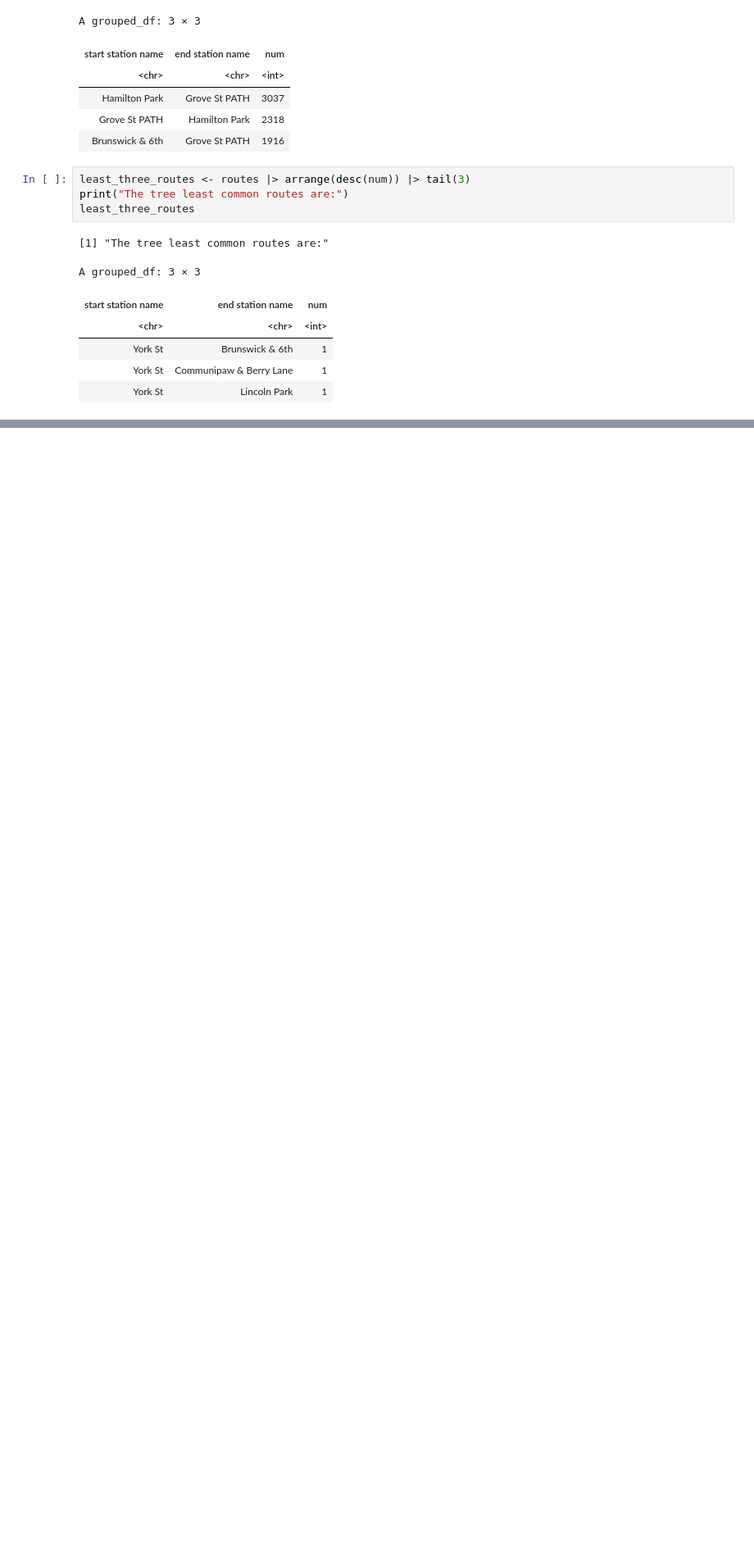
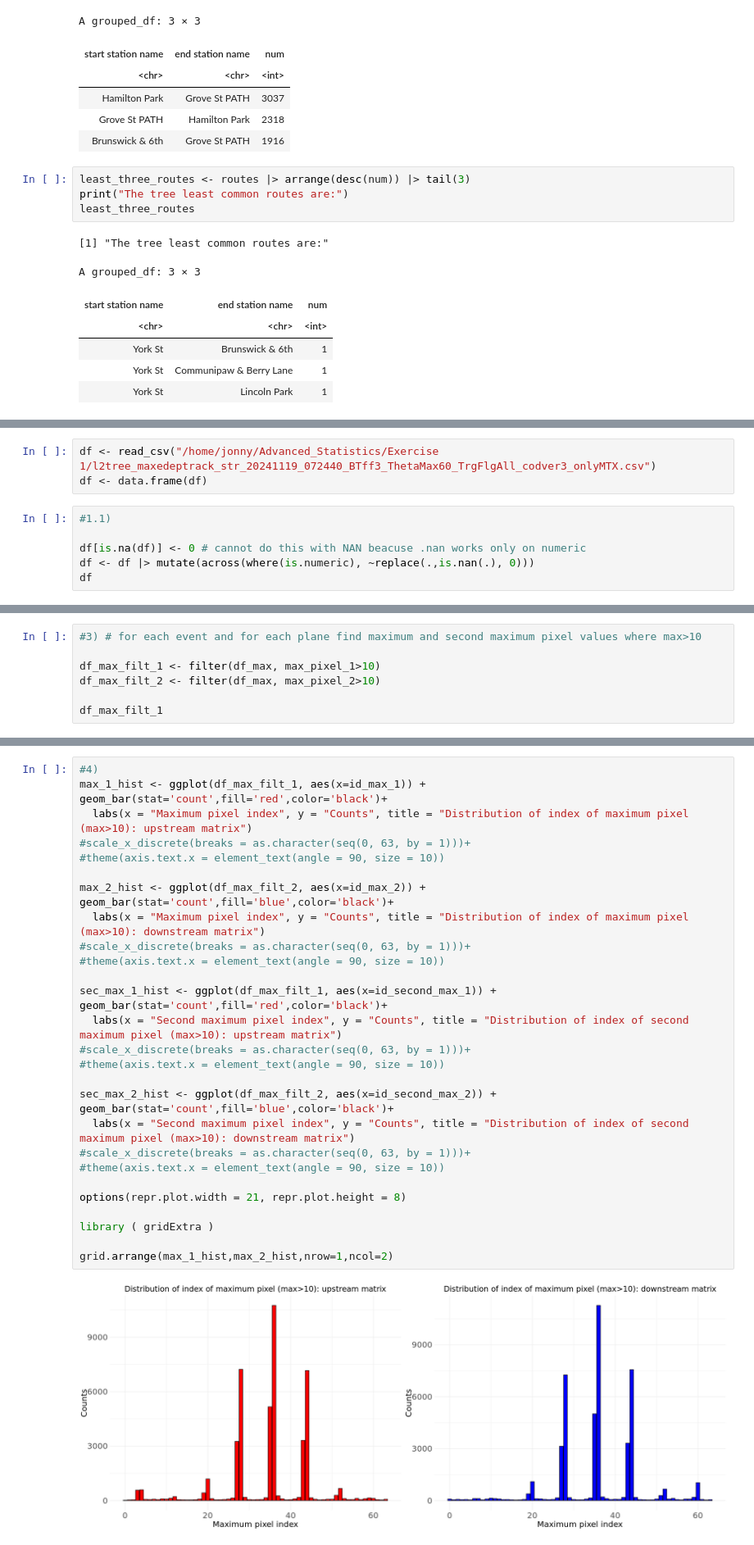
Before and after one commit to jonathancavallin/Advanced_Statistics_for_Physics_Analysis, a Jupyter notebook: JonathanCavallin_Lab1.ipynb, the cells around one changed output, grey strips where cells are left out. Shown at 82% size. Drawn from its saved outputs; the diff is of its cells as text; blank space fills up the shorter version.

```diff
--- a/JonathanCavallin_Lab1.ipynb
+++ b/JonathanCavallin_Lab1.ipynb
@@ -511,0 +520,9 @@ A grouped_df: 3 × 3
+# %%
+df <- read_csv("/home/jonny/Advanced_Statistics/Exercise 1/l2tree_maxedeptrack_str_20241119_072440_BTff3_ThetaMax60_TrgFlgAll_codver3_onlyMTX.csv")
+df <- data.frame(df)
+# %%
+#1.1)
+
+df[is.na(df)] <- 0 # cannot do this with NAN beacuse .nan works only on numeric
+df <- df |> mutate(across(where(is.numeric), ~replace(.,is.nan(.), 0)))
+df
@@ -511,0 +687,7 @@ A grouped_df: 3 × 3
+# %%
+#3) # for each event and for each plane find maximum and second maximum pixel values where max>10
+
+df_max_filt_1 <- filter(df_max, max_pixel_1>10)
+df_max_filt_2 <- filter(df_max, max_pixel_2>10)
+
+df_max_filt_1
@@ -511,0 +714,33 @@ A grouped_df: 3 × 3
+# %%
+#4)
+max_1_hist <- ggplot(df_max_filt_1, aes(x=id_max_1)) +
+geom_bar(stat='count',fill='red',color='black')+
+  labs(x = "Maximum pixel index", y = "Counts", title = "Distribution of index of maximum pixel (max>10): upstream matrix")
+#scale_x_discrete(breaks = as.character(seq(0, 63, by = 1)))+
+#theme(axis.text.x = element_text(angle = 90, size = 10))
+
+max_2_hist <- ggplot(df_max_filt_2, aes(x=id_max_2)) +
+geom_bar(stat='count',fill='blue',color='black')+
+  labs(x = "Maximum pixel index", y = "Counts", title = "Distribution of index of maximum pixel (max>10): downstream matrix")
+#scale_x_discrete(breaks = as.character(seq(0, 63, by = 1)))+
+#theme(axis.text.x = element_text(angle = 90, size = 10))
+
+sec_max_1_hist <- ggplot(df_max_filt_1, aes(x=id_second_max_1)) +
+geom_bar(stat='count',fill='red',color='black')+
+  labs(x = "Second maximum pixel index", y = "Counts", title = "Distribution of index of second maximum pixel (max>10): upstream matrix")
+#scale_x_discrete(breaks = as.character(seq(0, 63, by = 1)))+
+#theme(axis.text.x = element_text(angle = 90, size = 10))
+
+sec_max_2_hist <- ggplot(df_max_filt_2, aes(x=id_second_max_2)) +
+geom_bar(stat='count',fill='blue',color='black')+
+  labs(x = "Second maximum pixel index", y = "Counts", title = "Distribution of index of second maximum pixel (max>10): downstream matrix")
+#scale_x_discrete(breaks = as.character(seq(0, 63, by = 1)))+
+#theme(axis.text.x = element_text(angle = 90, size = 10))
+
+options(repr.plot.width = 21, repr.plot.height = 8)
+
+library ( gridExtra )
+
+grid.arrange(max_1_hist,max_2_hist,nrow=1,ncol=2)
+# %% [output]
+[figure, added]
```
Also changed, not shown: parts of 28 cells of this notebook.
